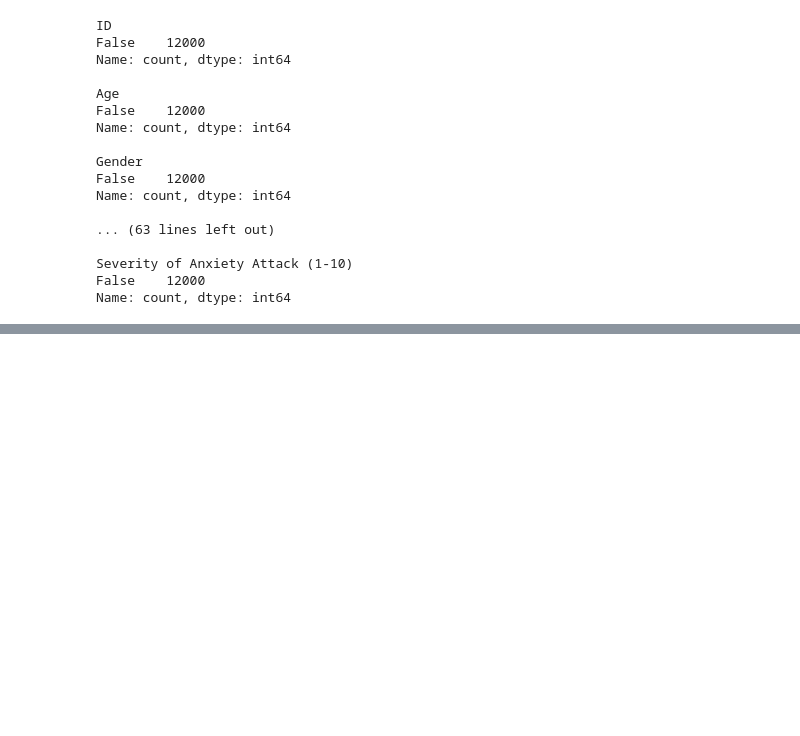
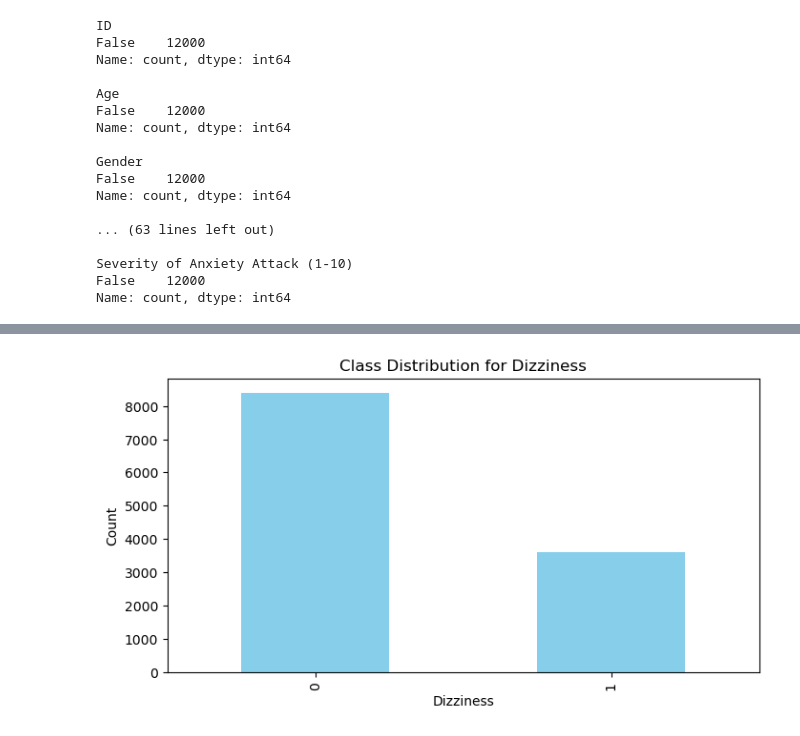
Before and after one commit to 100495761/MSE446, a Jupyter notebook: main.ipynb, the cells around one changed output, grey strips where cells are left out. Drawn from its saved outputs; the diff is of its cells as text; code cells hidden in the pictures; blank space fills up the shorter version.

```diff
--- a/main.ipynb
+++ b/main.ipynb
@@ -490,15 +57,0 @@ Number of outliers in 'Breathing Rate (breaths/min)': 0
-# %%
-# Sweating Level (1-5) (Numerical variable)
-# We check the distribution of the variable
-print("The distribution of the Sweating Level (1-5) feature")
-print(data["Sweating Level (1-5)"].describe())
-
-# There are no outliers in the Sweating Level (1-5) feature since all values go from 1 to 10
-
-# Check class imbalance
-print("\n We check for class imbalance in the Diet Quality (1-10) feature")
-print(data["Sweating Level (1-5)"].value_counts(normalize=True))
-print("We can see that the classes are completely balanced")
-
-# Normalize the variable
-data["Sweating Level (1-5)"] = StandardScaler().fit_transform(data[["Sweating Level (1-5)"]])
@@ -526,3 +57,0 @@ We can see that the classes are completely balanced
-# %%
-data = data.drop(data.columns[0:5], axis=1)
-data
@@ -544,0 +58,62 @@ data
+# %%
+# 1. Handle Binary Categorical Variables
+binary_cols = ['Dizziness', 'Medication', 'Smoking', 'Recent Major Life Event', "Family History of Anxiety"]
+for col in binary_cols:
+    data[col] = data[col].map({'Yes': 1, 'No': 0})
+
+# Check class distribution for each categorical variable
+categorical_cols= binary_cols+['Occupation']+['Gender']
+for col in categorical_cols:
+    print(f"\nClass distribution for '{col}':")
+    class_counts = data[col].value_counts(normalize=True) * 100  # Percentage distribution
+    print(class_counts)
+    # Plot class distribution
+    plt.figure(figsize=(8, 4))
+    data[col].value_counts().plot(kind='bar', color='skyblue')
+    plt.title(f'Class Distribution for {col}')
+    plt.xlabel(col)
+    plt.ylabel('Count')
+    plt.show()
+
+# 2. One-Hot Encoding for Multi-Class Categorical Variables
+encoder = OneHotEncoder(drop='first')
+encoded_cols = encoder.fit_transform(data[['Occupation']])
+encoded_df = pd.DataFrame(
+    encoded_cols.toarray(),  # Explicitly convert to dense array
+    columns=encoder.get_feature_names_out(['Occupation'])
+)
+data = pd.concat([data.drop(['Occupation'], axis=1), encoded_df], axis=1)
+
+Age = data['Age']
+bins = [0, 18, 30, 40, 50, 60, 70]
+labels = ['0-18', '19-30', '31-40', '41-50', '51-60', '61-70']
+
+# Create age groups
+groups = pd.cut(Age, bins=bins, labels=labels)
+
+# Count occurrences in each group
+group_counts = groups.value_counts().sort_index()
+
+# Display group counts
+print(group_counts)
+
+# Plot the distribution
+plt.figure(figsize=(8, 5))
+plt.bar(group_counts.index, group_counts.values, color='cornflowerblue', edgecolor='black')
+plt.title('Age Group Distribution')
+plt.xlabel('Age Groups')
+plt.ylabel('Frequency')
+plt.show()
+
+# One hot-encoding
+ohe = OneHotEncoder(sparse_output=False).set_output(transform='pandas')
+array = ohe.fit_transform(groups.to_frame())
+data = pd.concat([data,array], axis=1)
+
+Gender = data['Gender']
+# One hot-encoding
+ohe = OneHotEncoder(sparse_output=False).set_output(transform='pandas')
+array = ohe.fit_transform(data[['Gender']])
+data = pd.concat([data,array], axis=1)
+data.head()
+# %% [output]
@@ -544,0 +125 @@ data
+[figure, added]
```
Also changed, not shown: parts of 36 cells of this notebook.
